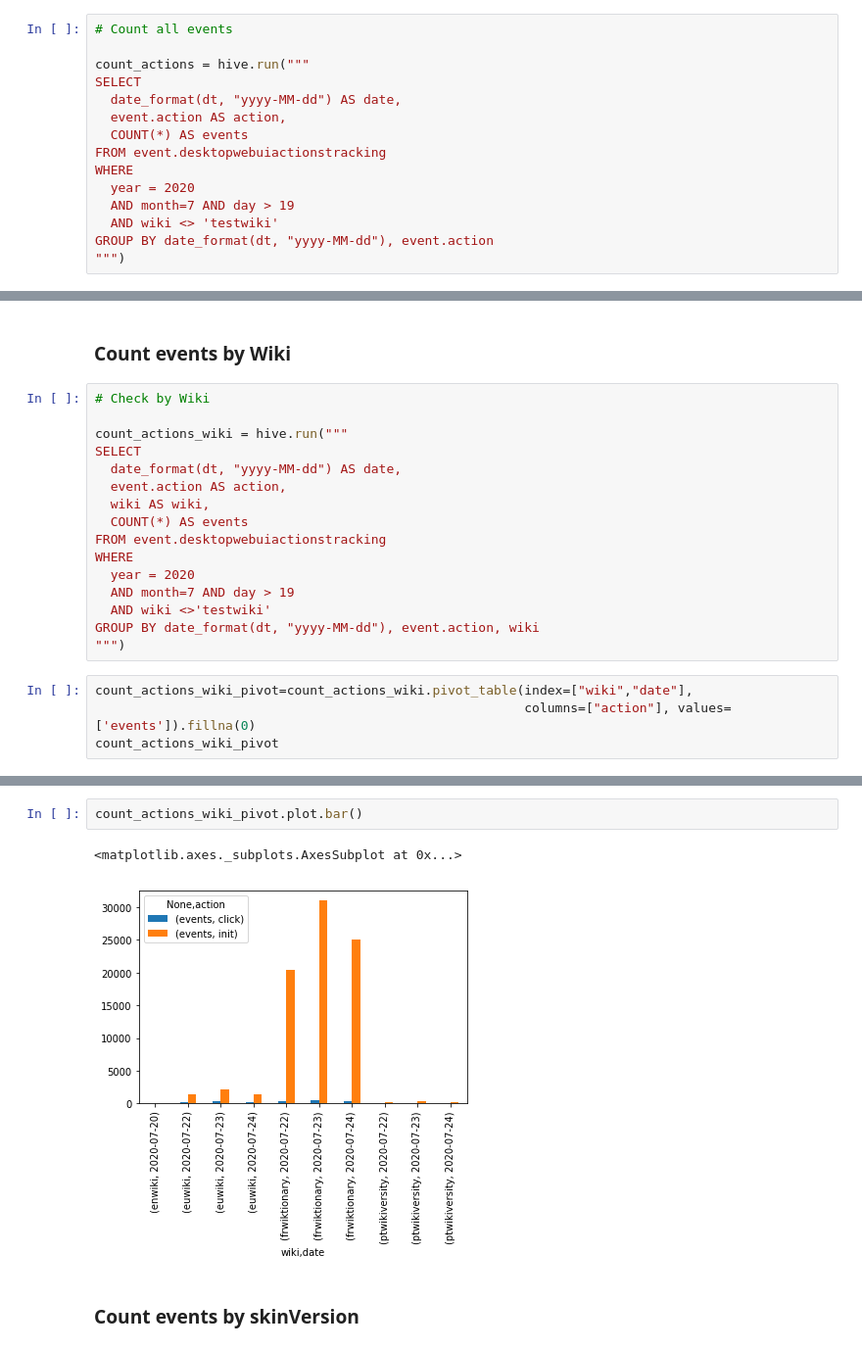
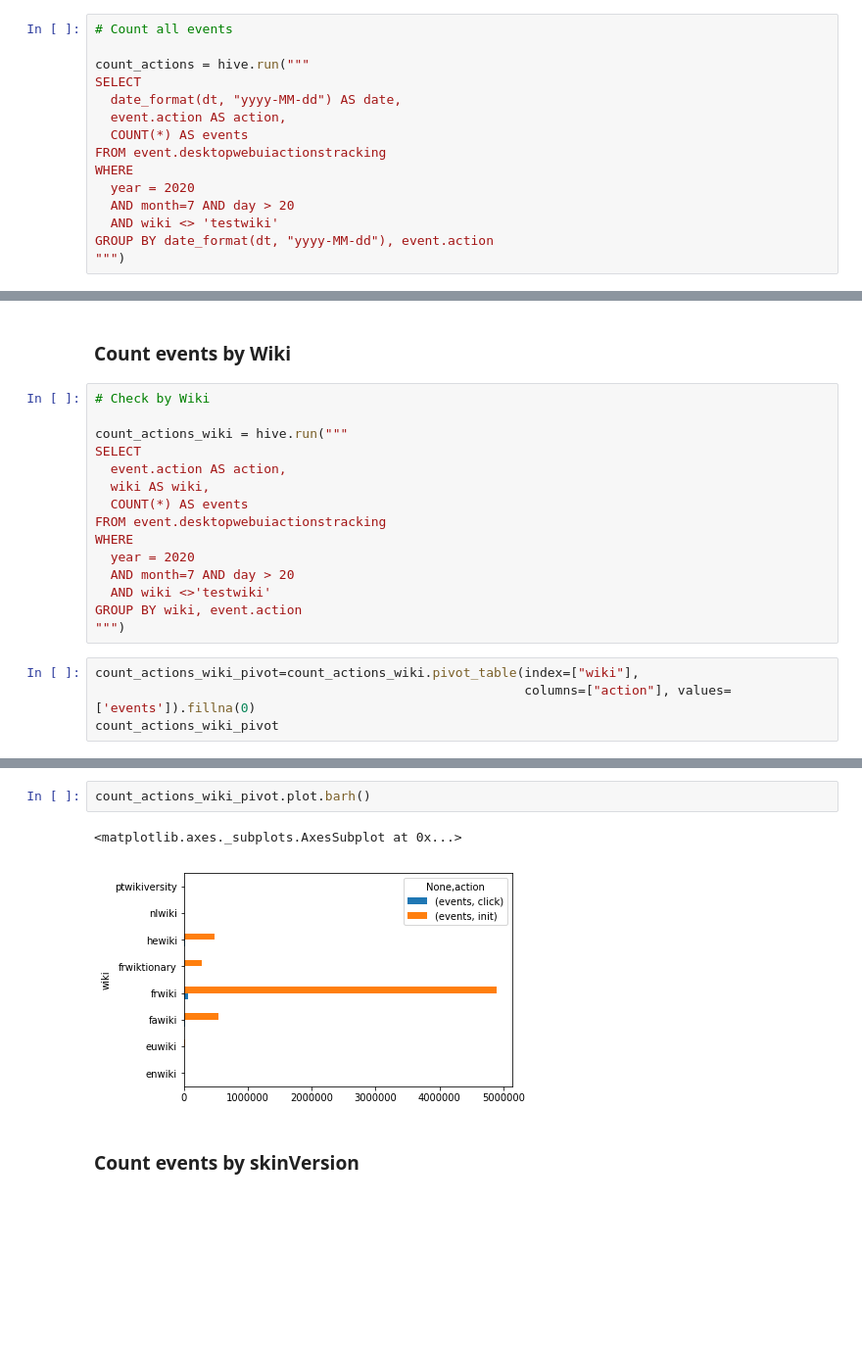
Before and after one commit to wikimedia-research/Collapsible-Sidebar-Analysis, a Jupyter notebook: Post Deployment Data QA for Collapsible Sidebar Instrumentation.ipynb, the cells around one changed output, grey strips where cells are left out. Shown at 98% size. Drawn from its saved outputs; the diff is of its cells as text; blank space fills up the shorter version.

```diff
--- a/Post Deployment Data QA for Collapsible Sidebar Instrumentation.ipynb
+++ b/Post Deployment Data QA for Collapsible Sidebar Instrumentation.ipynb
@@ -39,7 +46,7 @@ SELECT
 FROM event.desktopwebuiactionstracking
 WHERE
   year = 2020
-  AND month=7 AND day > 19
+  AND month=7 AND day > 20
   AND wiki <> 'testwiki'
 GROUP BY date_format(dt, "yyyy-MM-dd"), event.action
 """)
@@ -66,19 +94,18 @@ count_actions_pivot.plot()
 
 count_actions_wiki = hive.run("""
 SELECT
-  date_format(dt, "yyyy-MM-dd") AS date,
   event.action AS action,
   wiki AS wiki,
   COUNT(*) AS events
 FROM event.desktopwebuiactionstracking
 WHERE
   year = 2020
-  AND month=7 AND day > 19
+  AND month=7 AND day > 20
   AND wiki <>'testwiki'
-GROUP BY date_format(dt, "yyyy-MM-dd"), event.action, wiki
+GROUP BY wiki, event.action
 """)
 # %%
-count_actions_wiki_pivot=count_actions_wiki.pivot_table(index=["wiki","date"],
+count_actions_wiki_pivot=count_actions_wiki.pivot_table(index=["wiki"],
                                                         columns=["action"], values=['events']).fillna(0)
 count_actions_wiki_pivot
 # %% [output]
@@ -98,8 +123,8 @@ count_actions_wiki_pivot
 # %%
-count_actions_wiki_pivot.plot.bar()
+count_actions_wiki_pivot.plot.barh()
 # %% [output]
 <matplotlib.axes._subplots.AxesSubplot at 0x...>
-[figure, old version]
+[figure, new version]
 # %% [markdown]
 ### Count events by skinVersion
 # %%
```
Also changed, not shown: parts of 52 cells of this notebook.
